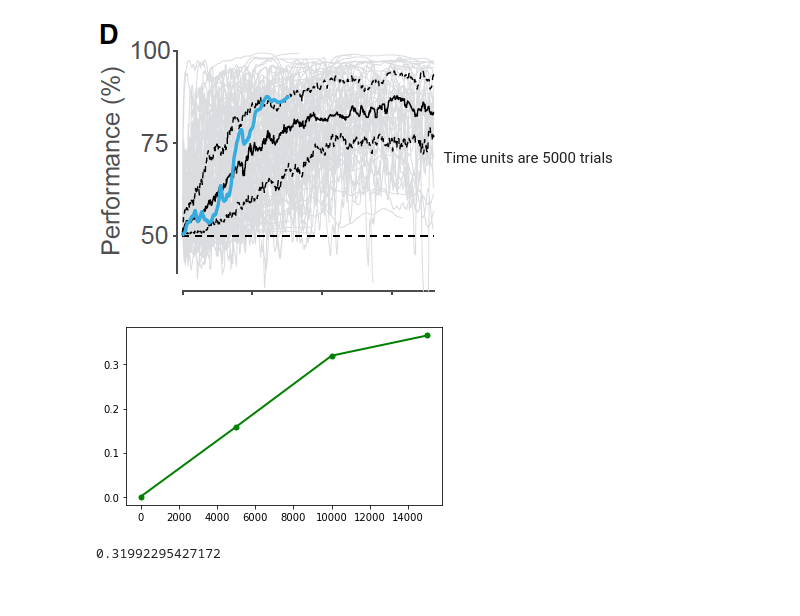
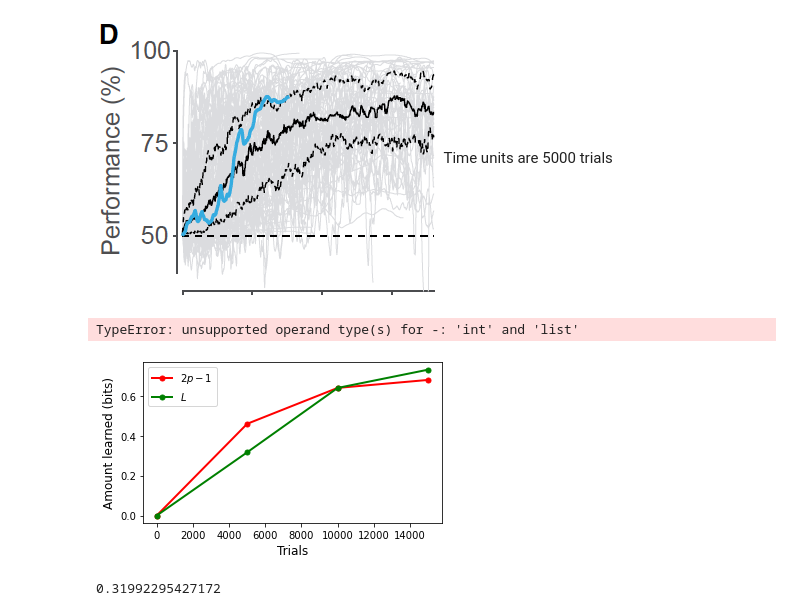
Before and after one commit to markusmeister/Learning_Fast_And_Slow, a Jupyter notebook: Learning_Fast_And_Slow.ipynb, the cells around one changed output. Drawn from its saved outputs; the diff is of its cells as text; code cells hidden in the pictures.

```diff
--- a/Learning_Fast_And_Slow.ipynb
+++ b/Learning_Fast_And_Slow.ipynb
@@ -35,5 +35,9 @@ def KL_dist(p,q):
 # %% [markdown]
 ## Mouse steering wheel
 Burgess, C.P., Lak, A., Steinmetz, N.A., Zatka-Haas, P., Bai Reddy, C., Jacobs, E.A.K., Linden, J.F., Paton, J.J., Ranson, A., Schröder, S., et al. (2017). High-Yield Methods for Accurate Two-Alternative Visual Psychophysics in Head-Fixed Mice. Cell Reports 20, 2513–2524. https://doi.org/10.1016/j.celrep.2017.08.047.
+# %%
+# Amount learned in 2AFC task with prob p correct
+def L_2AFC(p):
+    return 2*(1+(p*np.log(p)+(1-p)*np.log(1-p))/np.log(2))
 # %%
 # Mouse steering wheel: Amount learned to perform 83% correct on 2AFC task (2x2)
@@ -50,10 +64,25 @@ Time units are 5000 trials
 # data = (0,0.5),(5000,0.73),(10000,0.82),(15000,0.84)
 t=[0,5000,10000,15000]
 p=[0.5,0.73,0.82,0.84]
-h=[1-En(x) for x in p]
-plot(t,h,fmts=['go-']);
+h=L_2AFC(p)
+plot(t,h,fmts=['go-'],
+    xlabel='Trials',
+    ylabel='Amount learned (bits)',
+);
 # %% [output]
-[figure, removed]
+TypeError: unsupported operand type(s) for -: 'int' and 'list'
+# %%
+# data = (0,0.5),(5000,0.73),(10000,0.82),(15000,0.84)
+t=np.array([0,5000,10000,15000])
+p=np.array([0.5,0.73,0.82,0.84])
+h=L_2AFC(p)
+plot(t,[2*p-1,h],fmts=['ro-','go-'],
+    xlabel='Trials',
+    ylabel='Amount learned (bits)',
+     legend=['$2p-1$','$L$'],
+);
+# %% [output]
+[figure, added]
 # %%
 h[2]
 # %% [output]
```
Also changed, not shown: parts of 3 cells of this notebook.
